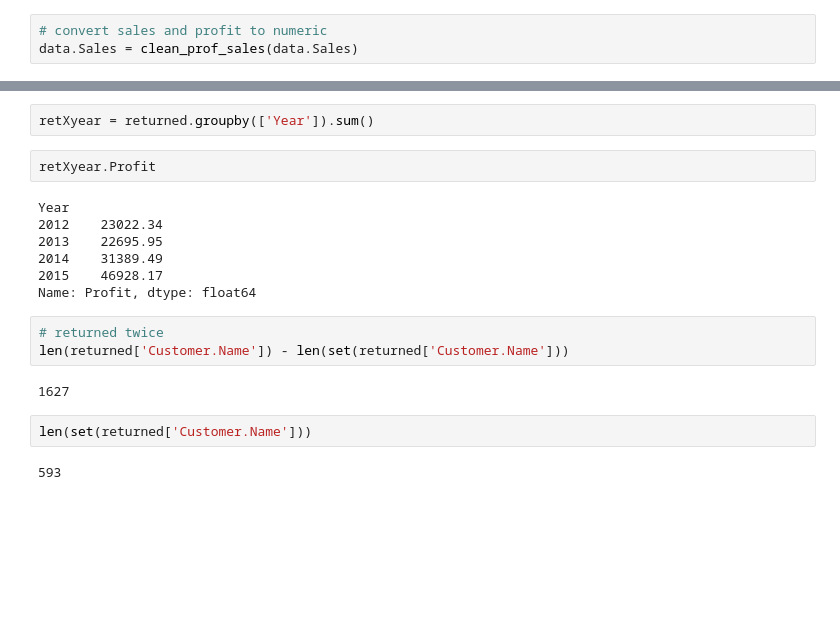
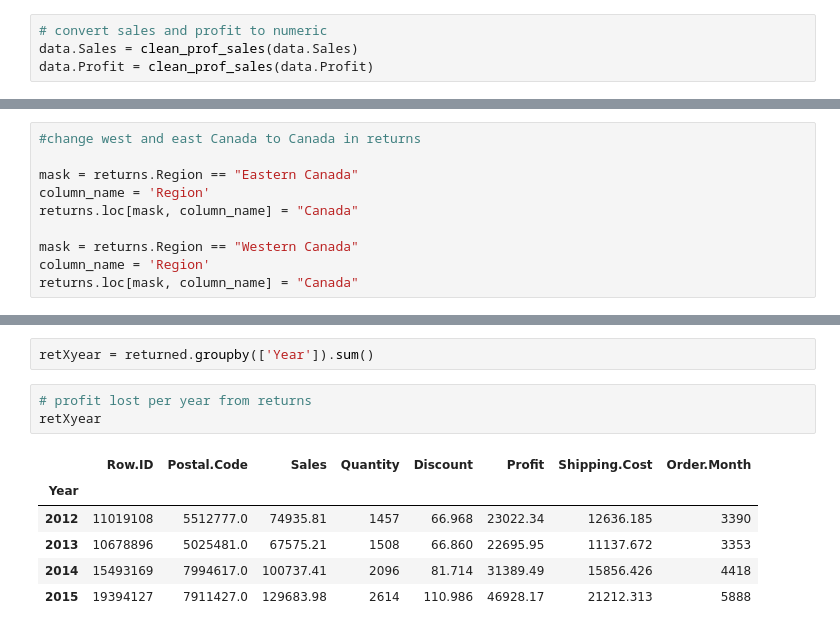
Before and after one commit to ekama0731/Machine-Lab, a Jupyter notebook: Gelly_ML_Lab.ipynb, the cells around one changed output, grey strips where cells are left out. Drawn from its saved outputs; the diff is of its cells as text; blank space fills up the shorter version.

```diff
--- a/Gelly_ML_Lab.ipynb
+++ b/Gelly_ML_Lab.ipynb
@@ -25,6 +25,7 @@ def clean_prof_sales(x):
 # %%
 # convert sales and profit to numeric
 data.Sales = clean_prof_sales(data.Sales)
+data.Profit = clean_prof_sales(data.Profit)
 # %%
 # order.date to datetime
 from datetime import datetime
@@ -103,0 +97,10 @@ returns=returns.rename(columns = {'Order ID':'Order.ID'})
+# %%
+#change west and east Canada to Canada in returns
+
+mask = returns.Region == "Eastern Canada"
+column_name = 'Region'
+returns.loc[mask, column_name] = "Canada"
+
+mask = returns.Region == "Western Canada"
+column_name = 'Region'
+returns.loc[mask, column_name] = "Canada"
@@ -162,20 +133,12 @@ returned
 # %%
 retXyear = returned.groupby(['Year']).sum()
-# %%
-retXyear.Profit
-# %% [output]
-Year
-2012    23022.34
-2013    22695.95
-2014    31389.49
-2015    46928.17
-Name: Profit, dtype: float64
-# %%
-# returned twice
-len(returned['Customer.Name']) - len(set(returned['Customer.Name']))
-# %% [output]
-1627
-# %%
-len(set(returned['Customer.Name']))
-# %% [output]
-593
+# %%
+# profit lost per year from returns
+retXyear
+# %% [output]
+|  | Row.ID | Postal.Code | Sales | Quantity | Discount | Profit | Shipping.Cost | Order.Month |
+| Year |  |  |  |  |  |  |  |  |
+| 2012 | 11019108 | 5512777.0 | 74935.81 | 1457 | 66.968 | 23022.34 | 12636.185 | 3390 |
+| 2013 | 10678896 | 5025481.0 | 67575.21 | 1508 | 66.860 | 22695.95 | 11137.672 | 3353 |
+| 2014 | 15493169 | 7994617.0 | 100737.41 | 2096 | 81.714 | 31389.49 | 15856.426 | 4418 |
+| 2015 | 19394127 | 7911427.0 | 129683.98 | 2614 | 110.986 | 46928.17 | 21212.313 | 5888 |
```
Also changed, not shown: parts of 24 cells of this notebook.
